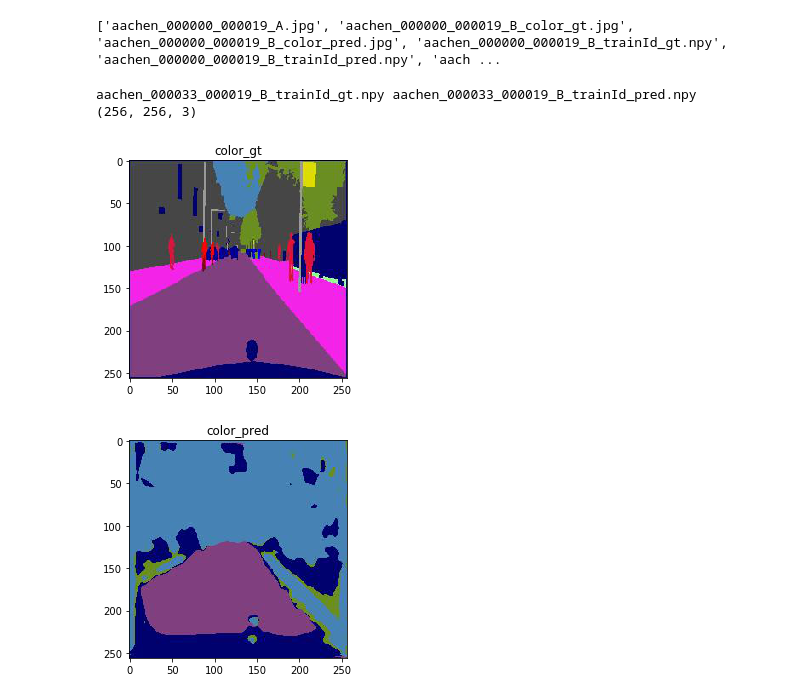
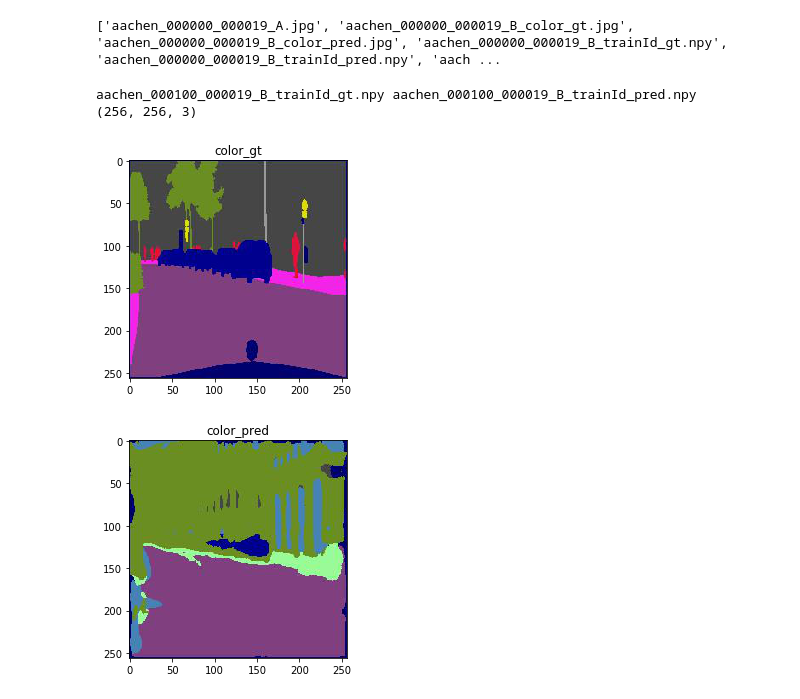
Before and after one commit to Chen-Yifan/segmentation_cityscapes, a Jupyter notebook: notebooks/vis_data.ipynb, the cells around one changed output. Cells and saved outputs as stored; diff of their text form; code cells hidden in the pictures.

```diff
--- a/notebooks/vis_data.ipynb
+++ b/notebooks/vis_data.ipynb
@@ -58,8 +58,8 @@ import re
 import imageio
 import matplotlib.pyplot as plt
 # data path
-ckpt_name = 'cityscapes_unet_softmax_SGDRlr_100e/'
-weights = 'weights.04-11.59-0.38-iou39.82-results'
+ckpt_name = 'cityscapes_getunet_softmax_Adam_100e/'
+weights = 'weights.21-10.35-0.35-iou41.12-results'
 # weights = None
 
 if(weights==None):
@@ -104,10 +109,10 @@ def plot_result_train(i):
     plt.title('color_pred')
     plot2 = plt.imshow(color_pred)
 # %%
-plot_result(33)
+plot_result(100)
 # %% [output]
-aachen_000033_000019_B_trainId_gt.npy aachen_000033_000019_B_trainId_pred.npy
+aachen_000100_000019_B_trainId_gt.npy aachen_000100_000019_B_trainId_pred.npy
 (256, 256, 3)
-[figure, old version]
+[figure, new version]
-[figure, old version]
+[figure, new version]
 # %%
```
Also changed, not shown: parts of 2 cells of this notebook, 5 other files.
